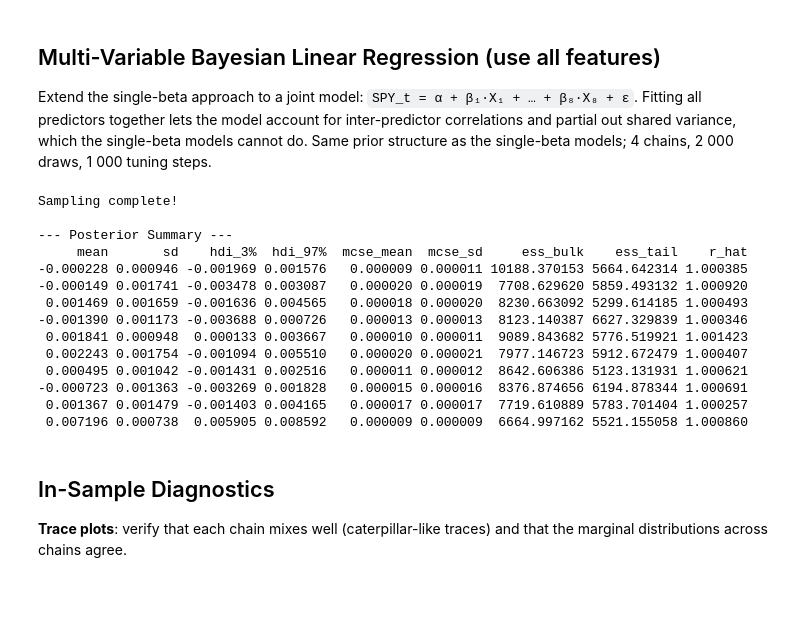
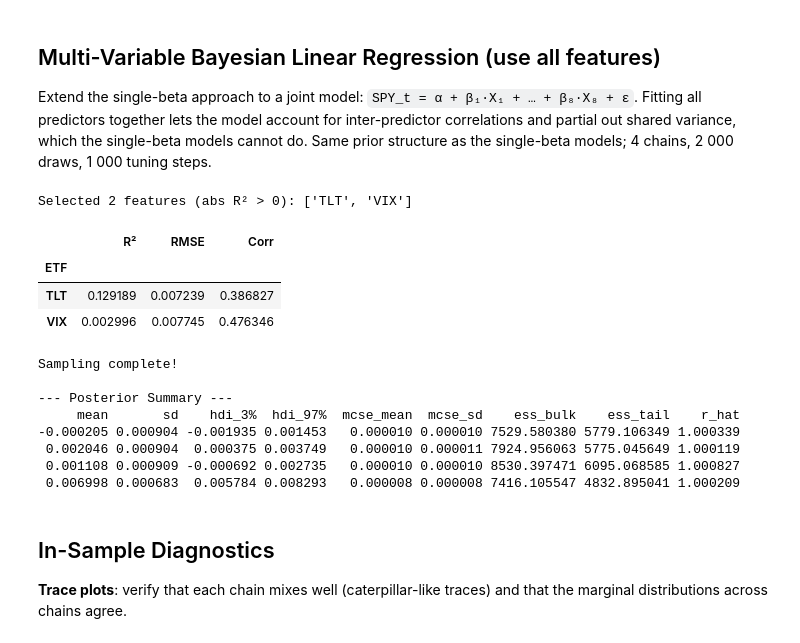
Before and after one commit to TK-Problem/random-experiments, a Jupyter notebook: 001_bayesian_linear_model.ipynb, the cells around one changed output. Cells and saved outputs as stored; diff of their text form; code cells hidden in the pictures; blank space fills up the shorter version.

```diff
--- a/001_bayesian_linear_model.ipynb
+++ b/001_bayesian_linear_model.ipynb
@@ -214,14 +229,32 @@ Best single predictor by R²: TLT
 
 Extend the single-beta approach to a joint model:
 `SPY_t = α + β₁·X₁ + … + β₈·X₈ + ε`. Fitting all predictors together lets the model account for inter-predictor correlations and partial out shared variance, which the single-beta models cannot do. Same prior structure as the single-beta models; 4 chains, 2 000 draws, 1 000 tuning steps.
+# %%
+# top features
+_df = single_metrics_df.copy()
+_df = _df.loc[_df['R²'] > 0]
+BEST_PREDICTORS = _df.index.to_list()
+best_idx = [PREDICTORS.index(p) for p in BEST_PREDICTORS]
+
+X_train_multi = X_train[:, best_idx]
+X_test_multi = X_test[:, best_idx]
+
+print(f"Selected {len(BEST_PREDICTORS)} features (abs R² > 0): {BEST_PREDICTORS}")
+_df.sort_values("Corr")
+# %% [output]
+Selected 2 features (abs R² > 0): ['TLT', 'VIX']
+|  | R² | RMSE | Corr |
+| ETF |  |  |  |
+| TLT | 0.129189 | 0.007239 | 0.386827 |
+| VIX | 0.002996 | 0.007745 | 0.476346 |
 # %%
-n_features = X_train.shape[1]
+n_features = X_train_multi.shape[1]
 
 with pm.Model() as model:
     alpha = pm.Normal("alpha", mu=0, sigma=0.01)
     betas = pm.Normal("betas", mu=0, sigma=0.05, shape=n_features)
     sigma = pm.HalfNormal("sigma", sigma=0.01)
-    mu = alpha + pm.math.dot(X_train, betas)
+    mu = alpha + pm.math.dot(X_train_multi, betas)
     _ = pm.Normal("y_obs", mu=mu, sigma=sigma, observed=y_train)
 
     print("Sampling posterior (this may take a minute)...")
@@ -234,24 +267,18 @@ with pm.Model() as model:
 clear_output(wait=True)
 print("\nSampling complete!")
 summary = az.summary(trace, var_names=["alpha", "betas", "sigma"], round_to=6)
-summary.index = ["alpha"] + [f"beta_{p}" for p in PREDICTORS] + ["sigma"]
+summary.index = ["alpha"] + [f"beta_{p}" for p in BEST_PREDICTORS] + ["sigma"]
 print("\n--- Posterior Summary ---")
 print(summary.to_string(index=False))
 # %% [output]
 Sampling complete!
 
 --- Posterior Summary ---
-     mean       sd    hdi_3%  hdi_97%  mcse_mean  mcse_sd     ess_bulk    ess_tail    r_hat
--0.000228 0.000946 -0.001969 0.001576   0.000009 0.000011 10188.370153 5664.642314 1.000385
--0.000149 0.001741 -0.003478 0.003087   0.000020 0.000019  7708.629620 5859.493132 1.000920
- 0.001469 0.001659 -0.001636 0.004565   0.000018 0.000020  8230.663092 5299.614185 1.000493
--0.001390 0.001173 -0.003688 0.000726   0.000013 0.000013  8123.140387 6627.329839 1.000346
- 0.001841 0.000948  0.000133 0.003667   0.000010 0.000011  9089.843682 5776.519921 1.001423
- 0.002243 0.001754 -0.001094 0.005510   0.000020 0.000021  7977.146723 5912.672479 1.000407
- 0.000495 0.001042 -0.001431 0.002516   0.000011 0.000012  8642.606386 5123.131931 1.000621
--0.000723 0.001363 -0.003269 0.001828   0.000015 0.000016  8376.874656 6194.878344 1.000691
- 0.001367 0.001479 -0.001403 0.004165   0.000017 0.000017  7719.610889 5783.701404 1.000257
- 0.007196 0.000738  0.005905 0.008592   0.000009 0.000009  6664.997162 5521.155058 1.000860
+     mean       sd    hdi_3%  hdi_97%  mcse_mean  mcse_sd    ess_bulk    ess_tail    r_hat
+-0.000205 0.000904 -0.001935 0.001453   0.000010 0.000010 7529.580380 5779.106349 1.000339
+ 0.002046 0.000904  0.000375 0.003749   0.000010 0.000011 7924.956063 5775.045649 1.000119
+ 0.001108 0.000909 -0.000692 0.002735   0.000010 0.000010 8530.397471 6095.068585 1.000827
+ 0.006998 0.000683  0.005784 0.008293   0.000008 0.000008 7416.105547 4832.895041 1.000209
 # %% [markdown]
 ## In-Sample Diagnostics
 
```
Also changed, not shown: parts of 12 cells of this notebook, 1 other file.
